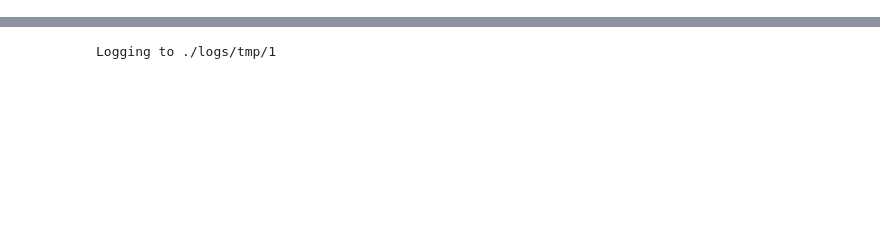
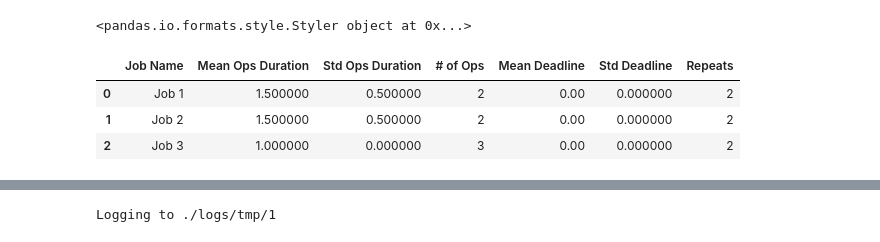
Before and after one commit to Huch0/RL-Scheduler, a Jupyter notebook: MaskablePPO-Repeatable.ipynb, the cells around one changed output, grey strips where cells are left out. Drawn from its saved outputs; the diff is of its cells as text; code cells hidden in the pictures; blank space fills up the shorter version.

```diff
--- a/MaskablePPO-Repeatable.ipynb
+++ b/MaskablePPO-Repeatable.ipynb
@@ -30,0 +31,8 @@ env = SchedulingEnv(machine_config_path= "instances/Machines/v0-2.json", job_con
+# %%
+env.show_job_info()
+# %% [output]
+<pandas.io.formats.style.Styler object at 0x...>
+|  | Job Name | Mean Ops Duration | Std Ops Duration | # of Ops | Mean Deadline | Std Deadline | Repeats |
+| 0 | Job 1 | 1.500000 | 0.500000 | 2 | 0.00 | 0.000000 | 2 |
+| 1 | Job 2 | 1.500000 | 0.500000 | 2 | 0.00 | 0.000000 | 2 |
+| 2 | Job 3 | 1.000000 | 0.000000 | 3 | 0.00 | 0.000000 | 2 |
```
Also changed, not shown: parts of 7 cells of this notebook, 1 other file.
